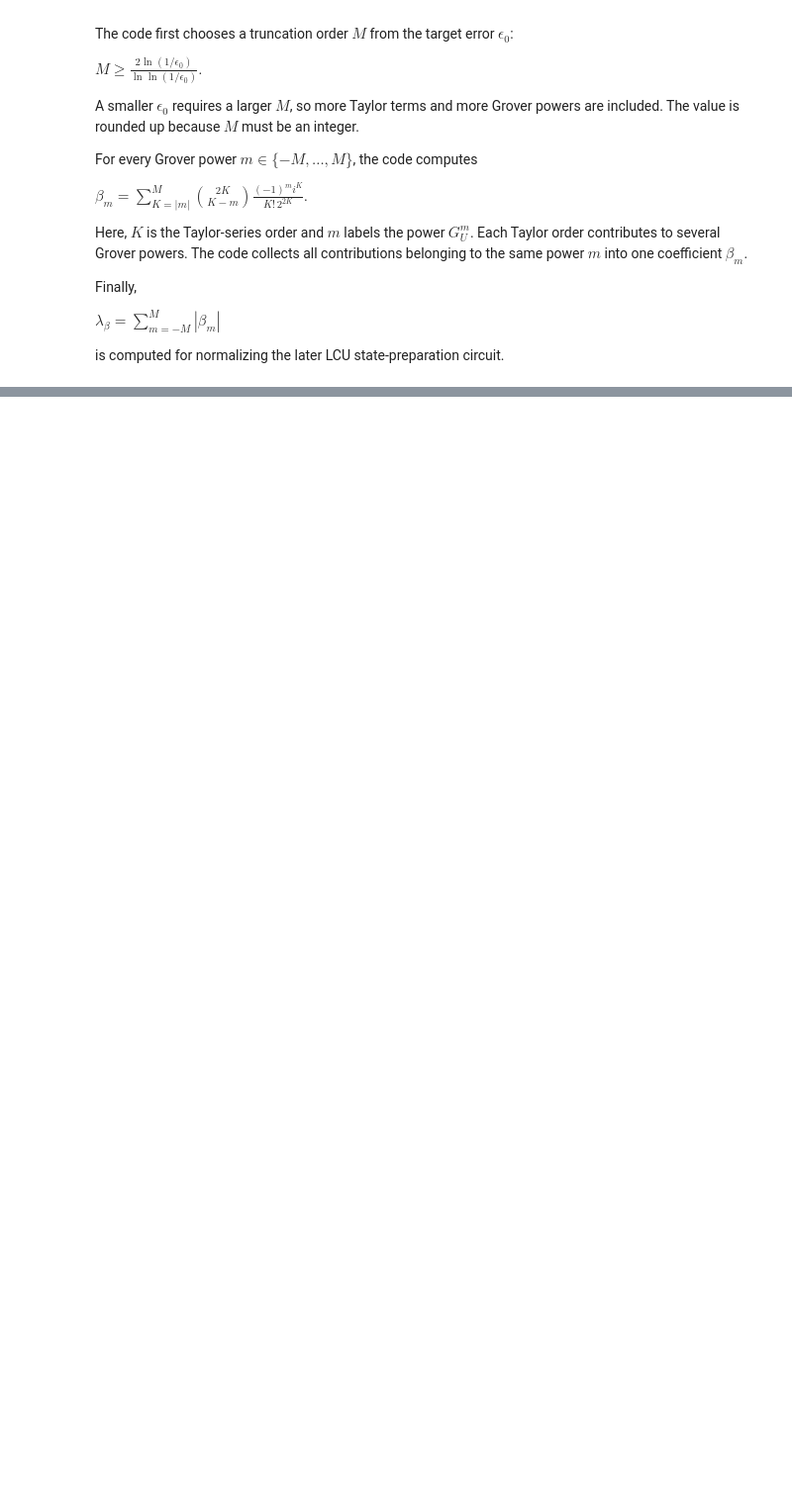
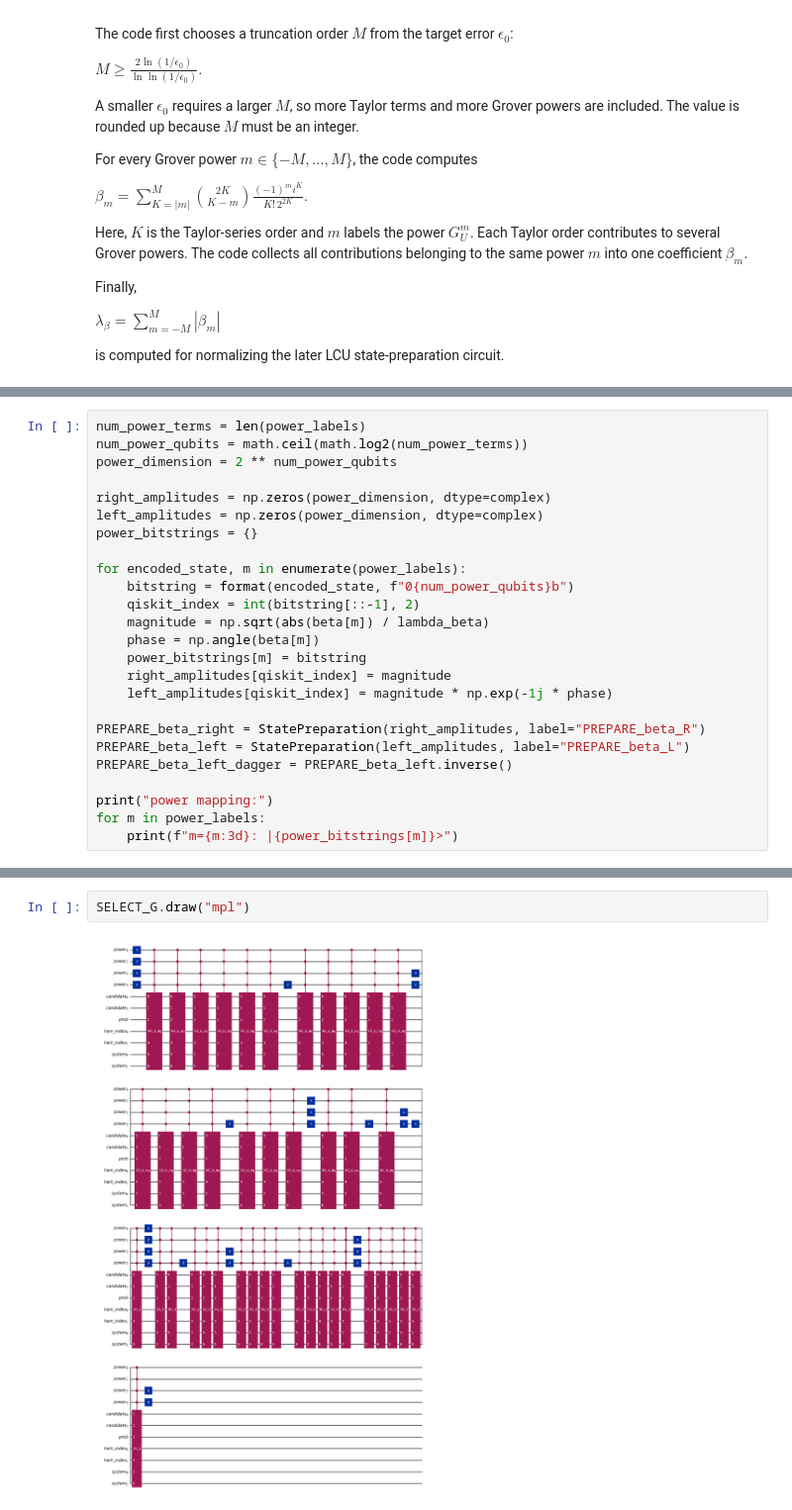
Before and after one commit to koushik16/VQE-QHD, a Jupyter notebook: theorem14_exact_implementation.ipynb, the cells around one changed output, grey strips where cells are left out. Shown at 99% size. Drawn from its saved outputs; the diff is of its cells as text; blank space fills up the shorter version.

```diff
--- a/theorem14_exact_implementation.ipynb
+++ b/theorem14_exact_implementation.ipynb
@@ -729,0 +946,25 @@ m=  6: expected=(-2.2761482905284573e-07+0j), reconstructed=(-2.2761482905284573
+# %%
+num_power_terms = len(power_labels)
+num_power_qubits = math.ceil(math.log2(num_power_terms))
+power_dimension = 2 ** num_power_qubits
+
+right_amplitudes = np.zeros(power_dimension, dtype=complex)
+left_amplitudes = np.zeros(power_dimension, dtype=complex)
+power_bitstrings = {}
+
+for encoded_state, m in enumerate(power_labels):
+    bitstring = format(encoded_state, f"0{num_power_qubits}b")
+    qiskit_index = int(bitstring[::-1], 2)
+    magnitude = np.sqrt(abs(beta[m]) / lambda_beta)
+    phase = np.angle(beta[m])
+    power_bitstrings[m] = bitstring
+    right_amplitudes[qiskit_index] = magnitude
+    left_amplitudes[qiskit_index] = magnitude * np.exp(-1j * phase)
+
+PREPARE_beta_right = StatePreparation(right_amplitudes, label="PREPARE_beta_R")
+PREPARE_beta_left = StatePreparation(left_amplitudes, label="PREPARE_beta_L")
+PREPARE_beta_left_dagger = PREPARE_beta_left.inverse()
+
+print("power mapping:")
+for m in power_labels:
+    print(f"m={m:3d}: |{power_bitstrings[m]}>")
@@ -729,0 +1040,4 @@ m=  6: expected=(-2.2761482905284573e-07+0j), reconstructed=(-2.2761482905284573
+# %%
+SELECT_G.draw("mpl")
+# %% [output]
+[figure, added]
```
Also changed, not shown: parts of 12 cells of this notebook.
